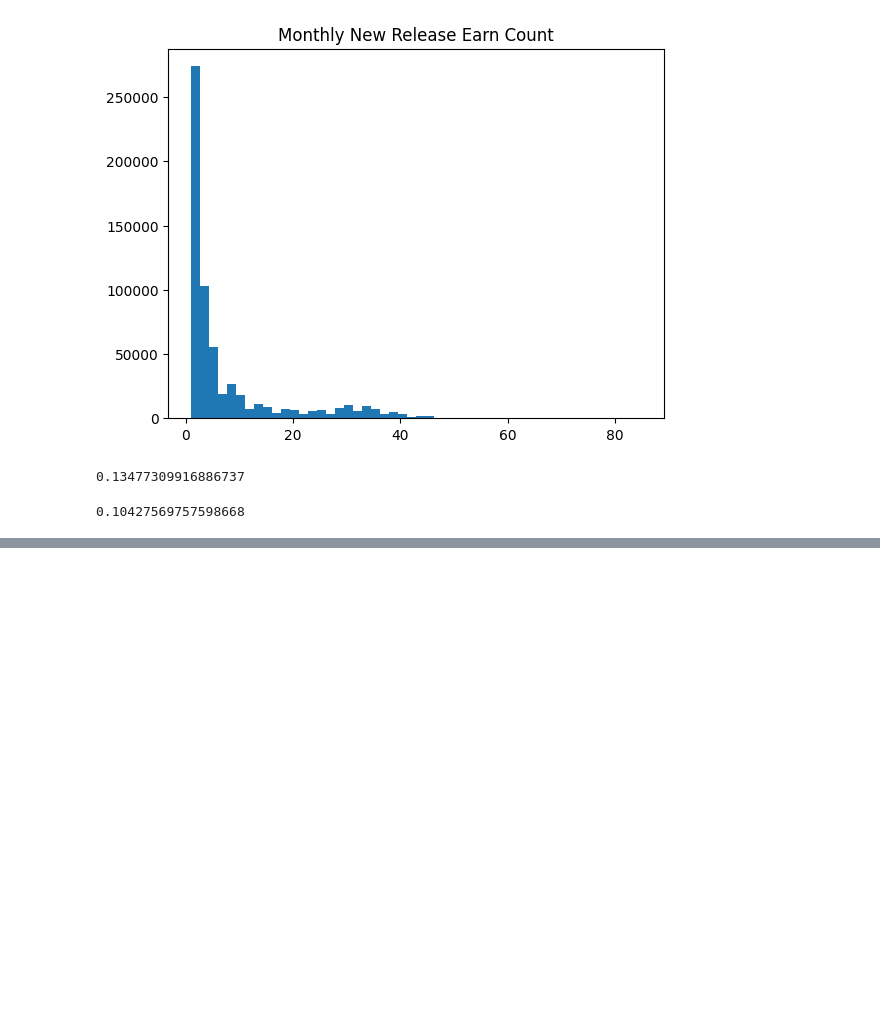
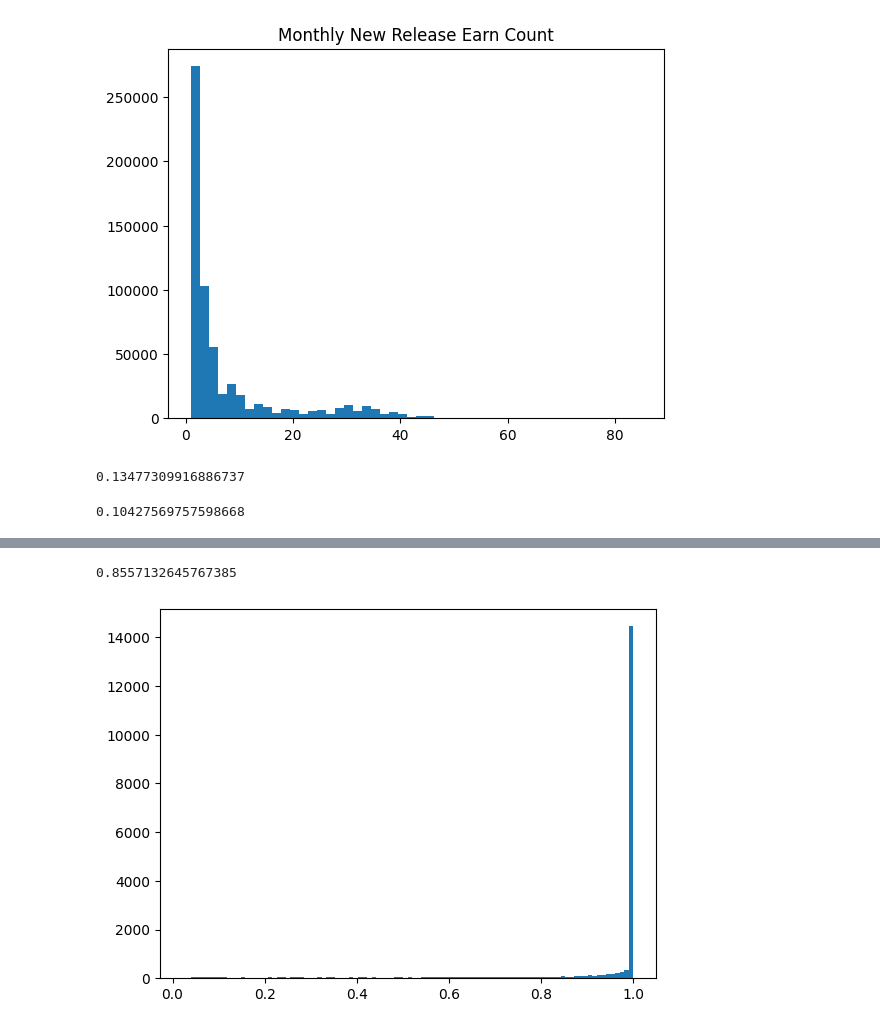
Before and after one commit to leo-z-kakaoent/tapas_new_release, a Jupyter notebook: a1_codes/a40130_user_stats.ipynb, the cells around one changed output, grey strips where cells are left out. Cells and saved outputs as stored; diff of their text form; code cells hidden in the pictures; blank space fills up the shorter version.

```diff
--- a/a1_codes/a40130_user_stats.ipynb
+++ b/a1_codes/a40130_user_stats.ipynb
@@ -226,4 +266,7 @@ len(np.unique(df.user_id.loc[df.event_count>=20]))/len(np.unique(df.user_id))
+# %%
+df.index = np.arange(len(df))
 # %%
-df.loc[df.event_count>=20].event_count.sum()/df.event_count.sum()
+hui = df.user_id.loc[df.event_count>=20]
+df.loc[df.user_id.isin(hui)].event_count.sum()/df.event_count.sum()
 # 20회 이상 받는 사람들이 전체 신작 이벤트 수령 횟수에서의 비율
 # %% [output]
@@ -238,0 +293,13 @@ plt.bar(dates)
+# %%
+hrg = df.loc[df.user_id.isin(hui)].groupby("user_id").sum()
+# %%
+hr = hrg.sum_event_ink/hrg.sum_total_ink
+# %%
+len(hr.loc[hr>=0.8])/len(hr)
+# %% [output]
+0.8557132645767385
+# %%
+plt.hist(hr, bins=100)
+plt.show()
+# %% [output]
+[figure, added]
```
Also changed, not shown: parts of 23 cells of this notebook.
